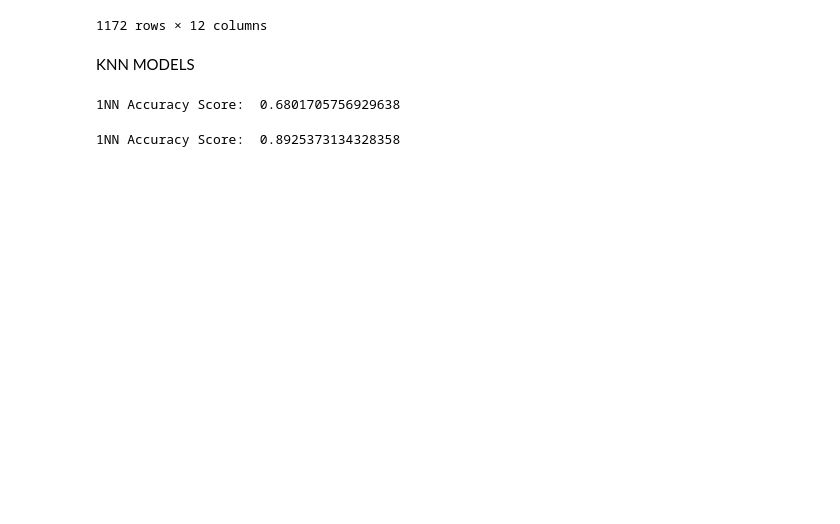
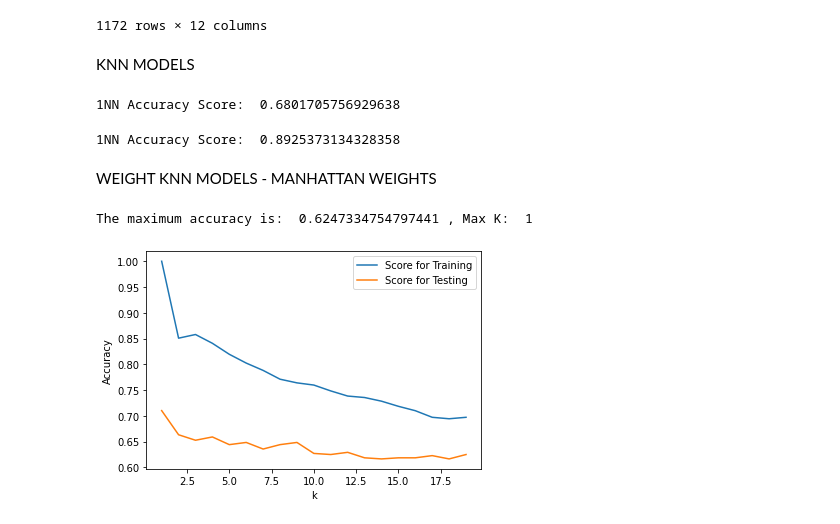
Before and after one commit to saiT1108/DS_project, a Jupyter notebook: main.ipynb, the cells around one changed output. Saved outputs shown, nothing was run; the diff lists cells and outputs as text; code cells hidden in the pictures; blank space fills up the shorter version.

Commit message:
Attempted to increase accuracy using weighted KNN models and creating ensembles to determine the best k value; Created models for both the sampled and original dataset

```diff
--- a/main.ipynb
+++ b/main.ipynb
@@ -271,3 +271,37 @@ y_pred = nn_clf.predict(X_test)
 print("1NN Accuracy Score: ", accuracy_score(y_pred, Y_test))
 # %% [output]
 1NN Accuracy Score:  0.8925373134328358
+# %% [markdown]
+WEIGHT KNN MODELS - MANHATTAN WEIGHTS
+# %%
+#Testing Different K values using weight KNN models to determine the best k
+#WEIGHTED KNN ON SAMPLED DATASET
+
+cont_df = sampled_df[cont_cols]
+X_train, X_test, Y_train, Y_test = train_test_split(cont_df, cont_df['DAMAGE_PROPERTY'], test_size=0.40, random_state=64)
+max_num = 0
+k_val = 1
+resultsKNN = pd.DataFrame(columns=['KNN', 'Score for Training', 'Score for Testing'])
+
+for knnCount in range (1,20):
+    knn = KNeighborsClassifier(n_neighbors=knnCount, p=1, metric='minkowski') #manhattan dist here
+    knn.fit(X_train, Y_train)
+    y_train_pred = knn.predict(X_train)
+    y_pred = knn.predict(X_test)
+
+    scoreTrain = accuracy_score(Y_train, y_train_pred)
+    scoreTest = accuracy_score(Y_test, y_pred)
+    max_num = scoreTest
+    if(scoreTest > max_num):
+        max_num = scoreTest
+        k_val = knnCount
+
+    resultsKNN.loc[knnCount] = [knnCount, scoreTrain, scoreTest]
+
+resultsKNN.pop('KNN')
+ax = resultsKNN.plot()
+ax.set(xlabel='k', ylabel='Accuracy')
+print('The maximum accuracy is: ', max_num, ', Max K: ', k_val)
+# %% [output]
+The maximum accuracy is:  0.6247334754797441 , Max K:  1
+[figure, added]
```
Also changed, not shown: parts of 1 cell of this notebook.
